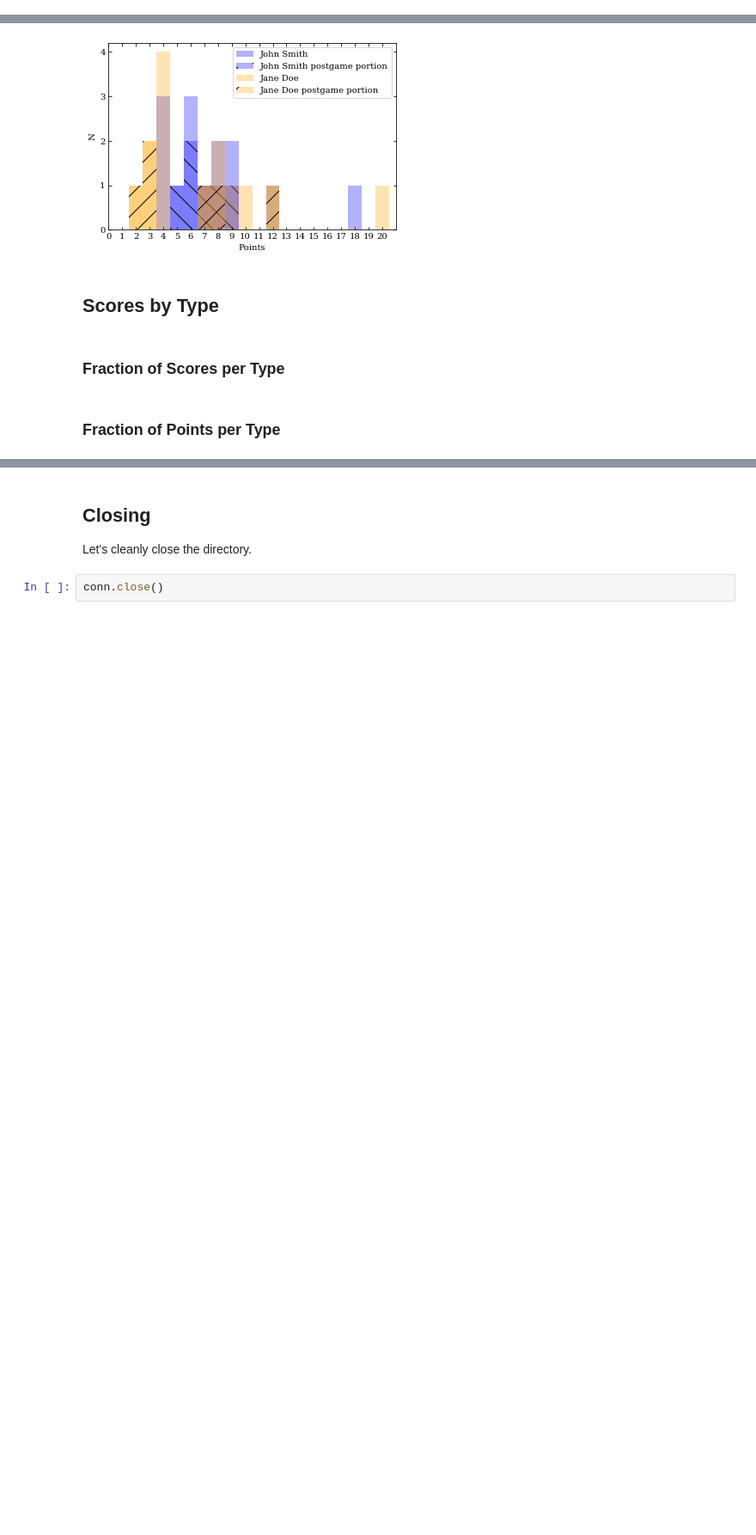
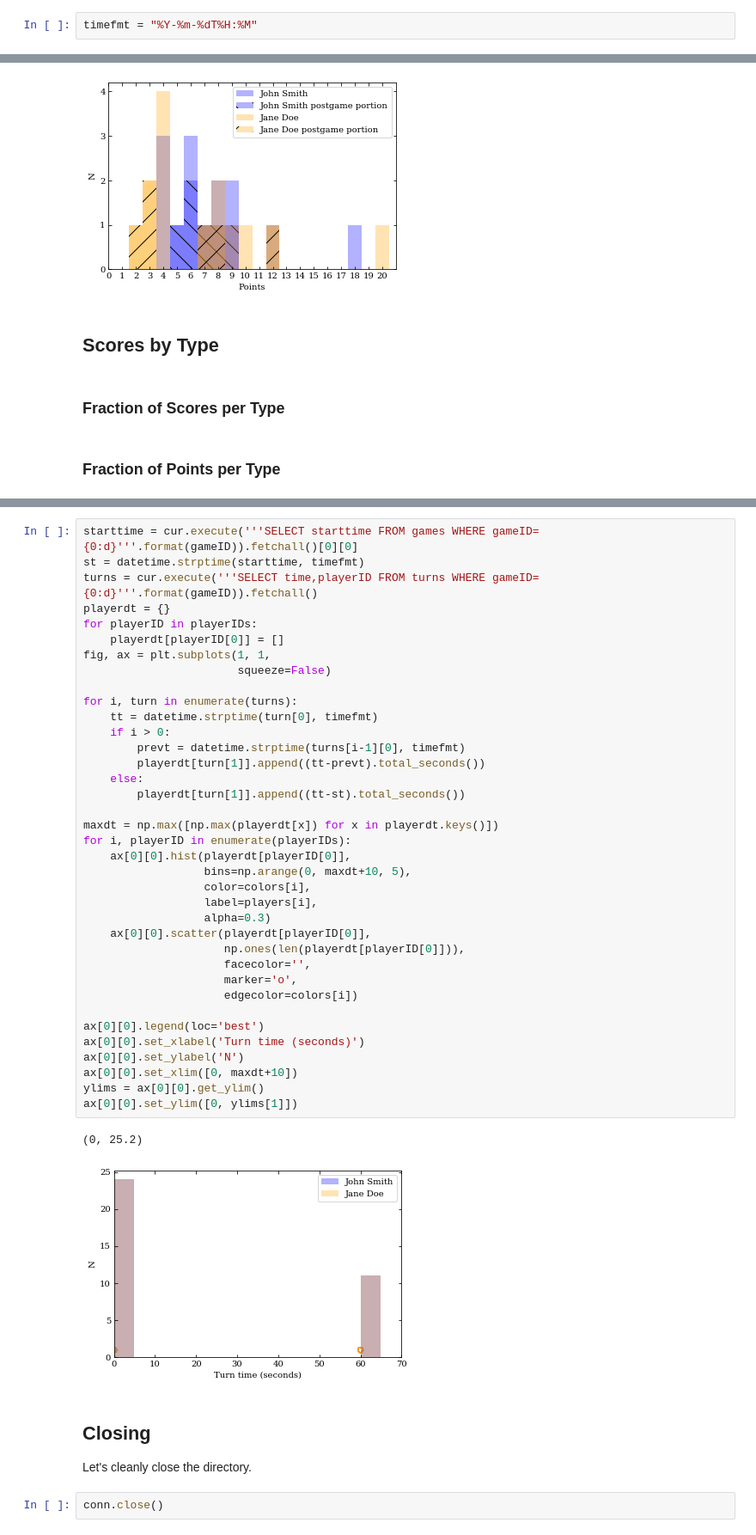
Before and after one commit to privong/CarcassonneScore, a Jupyter notebook: analysis/SampleAnalysis-SingleGame.ipynb, the cells around one changed output, grey strips where cells are left out. Shown at 86% size. Cells and saved outputs as stored; diff of their text form; blank space fills up the shorter version.

```diff
--- a/analysis/SampleAnalysis-SingleGame.ipynb
+++ b/analysis/SampleAnalysis-SingleGame.ipynb
@@ -17,5 +18,7 @@ import sqlite3
 # %%
 DBFILE = 'CarcassonneScore-sample.db'
+# %%
+timefmt = "%Y-%m-%dT%H:%M"
 # %%
 conn = sqlite3.connect(DBFILE)
 cur = conn.cursor()
@@ -145,3 +146,43 @@ ax[0][0].legend(loc='best')
+# %%
+starttime = cur.execute('''SELECT starttime FROM games WHERE gameID={0:d}'''.format(gameID)).fetchall()[0][0]
+st = datetime.strptime(starttime, timefmt)
+turns = cur.execute('''SELECT time,playerID FROM turns WHERE gameID={0:d}'''.format(gameID)).fetchall()
+playerdt = {}
+for playerID in playerIDs:
+    playerdt[playerID[0]] = []
+fig, ax = plt.subplots(1, 1,
+                       squeeze=False)
+
+for i, turn in enumerate(turns):
+    tt = datetime.strptime(turn[0], timefmt)
+    if i > 0:
+        prevt = datetime.strptime(turns[i-1][0], timefmt)
+        playerdt[turn[1]].append((tt-prevt).total_seconds())
+    else:
+        playerdt[turn[1]].append((tt-st).total_seconds())
+
+maxdt = np.max([np.max(playerdt[x]) for x in playerdt.keys()])
+for i, playerID in enumerate(playerIDs):
+    ax[0][0].hist(playerdt[playerID[0]],
+                  bins=np.arange(0, maxdt+10, 5),
+                  color=colors[i],
+                  label=players[i],
+                  alpha=0.3)
+    ax[0][0].scatter(playerdt[playerID[0]],
+                     np.ones(len(playerdt[playerID[0]])),
+                     facecolor='',
+                     marker='o',
+                     edgecolor=colors[i])
+
+ax[0][0].legend(loc='best')
+ax[0][0].set_xlabel('Turn time (seconds)')
+ax[0][0].set_ylabel('N')
+ax[0][0].set_xlim([0, maxdt+10])
+ylims = ax[0][0].get_ylim()
+ax[0][0].set_ylim([0, ylims[1]])
+# %% [output]
+(0, 25.2)
+[figure, added]
 # %% [markdown]
 ## Closing
 
```
Also changed, not shown: parts of 5 cells of this notebook.
